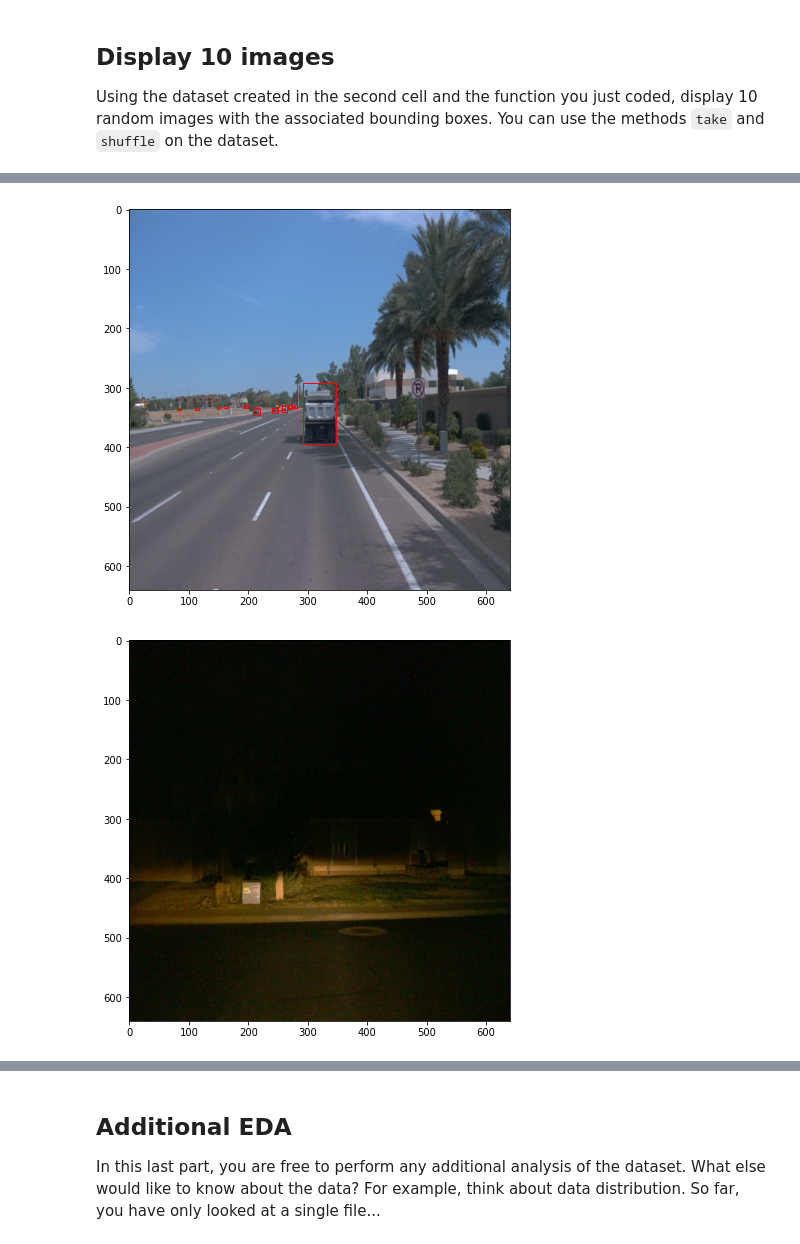
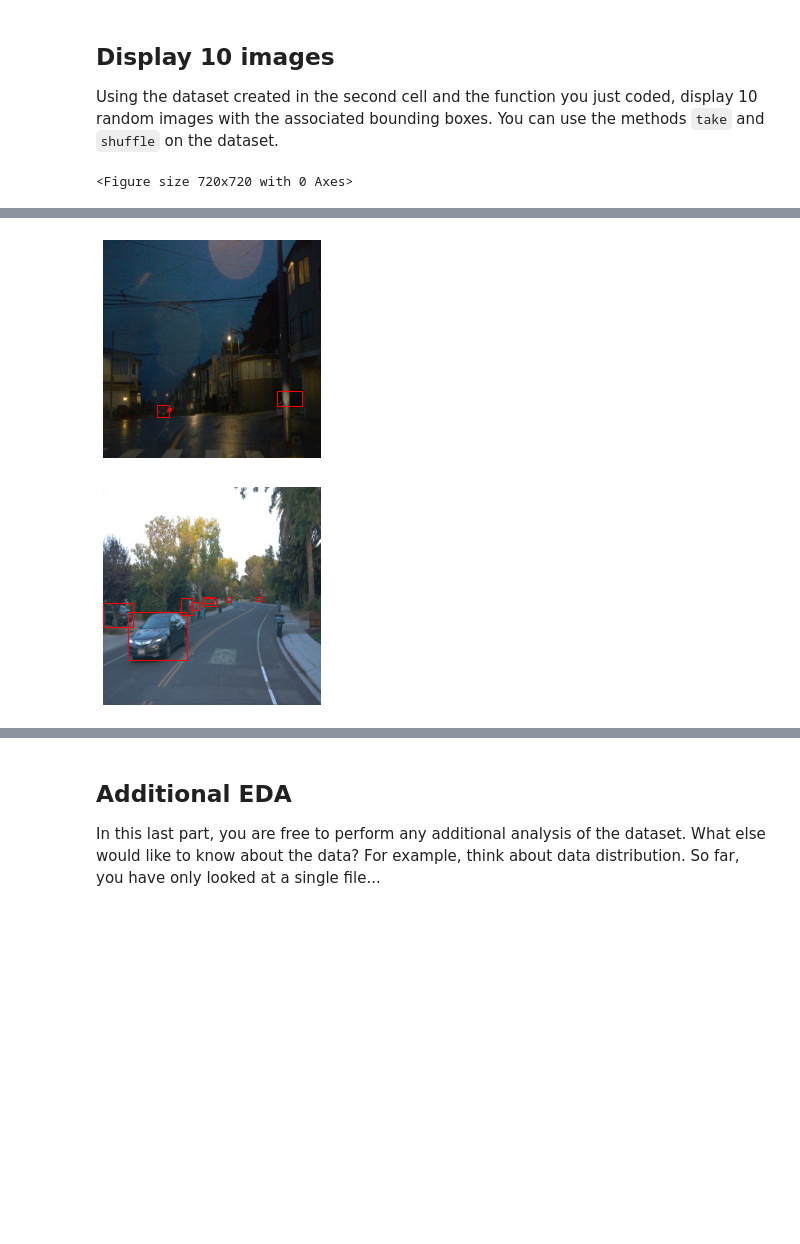
Before and after one commit to Rakso75/nd013-c1-vision-starter, a Jupyter notebook: Exploratory Data Analysis.ipynb, the cells around one changed output, grey strips where cells are left out. Saved outputs shown, nothing was run; the diff lists cells and outputs as text; code cells hidden in the pictures; blank space fills up the shorter version.

```diff
--- a/Exploratory Data Analysis.ipynb
+++ b/Exploratory Data Analysis.ipynb
@@ -27,0 +33,3 @@ Use `tf.data.Dataset.map()
+# %%
+data_dir = "./data/train/*.tfrecord"
+dataset = get_dataset(data_dir)
@@ -62,9 +50,35 @@ def display_images(batch):
+# %%
+def display_images(batch):
+    try:
+        # color map
+        color_map = {1: 'red', 2: 'blue', 4: 'green'}
+
+
+        fig, ax = plt.subplots()
+        im = batch["image"].numpy()
+        ax.imshow(im)
+
+        # draw bounding boxes and add color to different class labels
+        for coord, label in zip(batch["groundtruth_boxes"].numpy(), batch["groundtruth_classes"].numpy()):
+            xy = (coord[1]*im.shape[1], coord[0]*im.shape[0])
+            #taken from class notes
+            width = (coord[3] - coord[1])*im.shape[1]
+            height = (coord[2] - coord[0])*im.shape[0]
+            rec = patches.Rectangle(xy, width, height, linewidth=1, edgecolor=color_map[label], facecolor='none')
+            ax.add_patch(rec)
+        plt.axis("off")
+    except Exception as err:
+        print(err)
 # %% [markdown]
 ## Display 10 images
 
 Using the dataset created in the second cell and the function you just coded, display 10 random images with the associated bounding boxes. You can use the methods `take` and `shuffle` on the dataset.
 # %%
 # Display 10 random images in dataset
-for datapoint in dataset.shuffle(15, reshuffle_each_iteration=True).take(10):  #shuffle(75, reshuffle_each_iteration=True).take(1)
-    display_images(datapoint)
+plt.figure(figsize=(10, 10))
+for i in range(10):
+    for batch in dataset.shuffle(15, reshuffle_each_iteration=True).take(1):
+        display_images(batch)
+plt.show()
 # %% [output]
+<Figure size 720x720 with 0 Axes>
@@ -72,2 +86,2 @@ for datapoint in dataset.shuffle(15, reshuffle_each_iteration=True).take(10):  #
-[figure, old version]
+[figure, new version]
-[figure, old version]
+[figure, new version]
```
Also changed, not shown: parts of 17 cells of this notebook.
